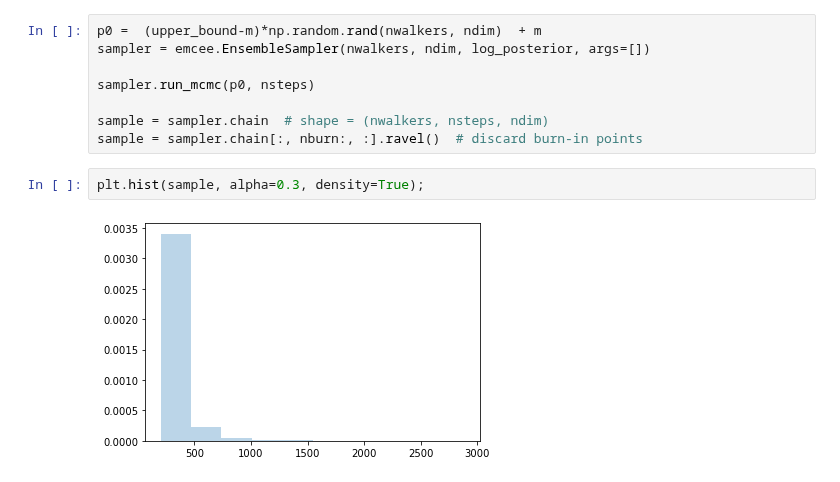
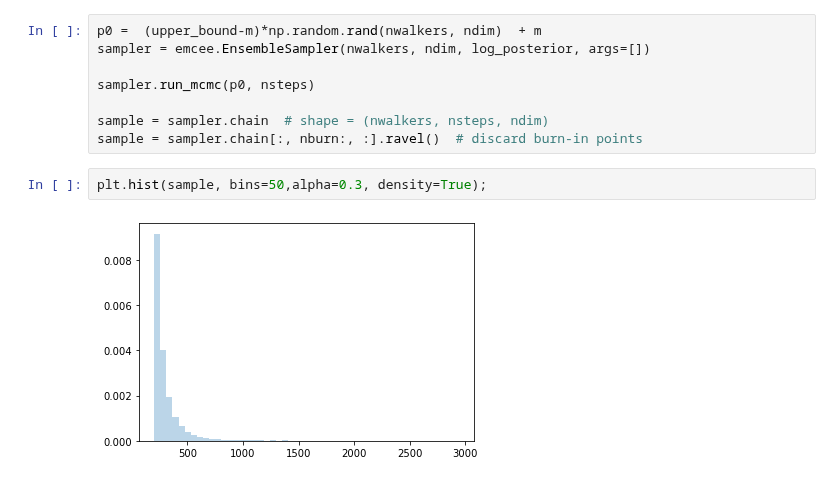
Before and after one commit to toastmaker/lectures, a Jupyter notebook: notebooks/Gentle touch on Mr Bayes.ipynb, the cells around one changed output. Drawn from its saved outputs; the diff is of its cells as text.

```diff
--- a/notebooks/Gentle touch on Mr Bayes.ipynb
+++ b/notebooks/Gentle touch on Mr Bayes.ipynb
@@ -1037,9 +1072,9 @@ sampler.run_mcmc(p0, nsteps)
 sample = sampler.chain  # shape = (nwalkers, nsteps, ndim)
 sample = sampler.chain[:, nburn:, :].ravel()  # discard burn-in points
 # %%
-plt.hist(sample, alpha=0.3, density=True);
+plt.hist(sample, bins=50,alpha=0.3, density=True);
 # %% [output]
-[figure, old version]
+[figure, new version]
 # %%
 np.mean(sample)
 # %% [output]
```
Also changed, not shown: parts of 16 cells of this notebook.
